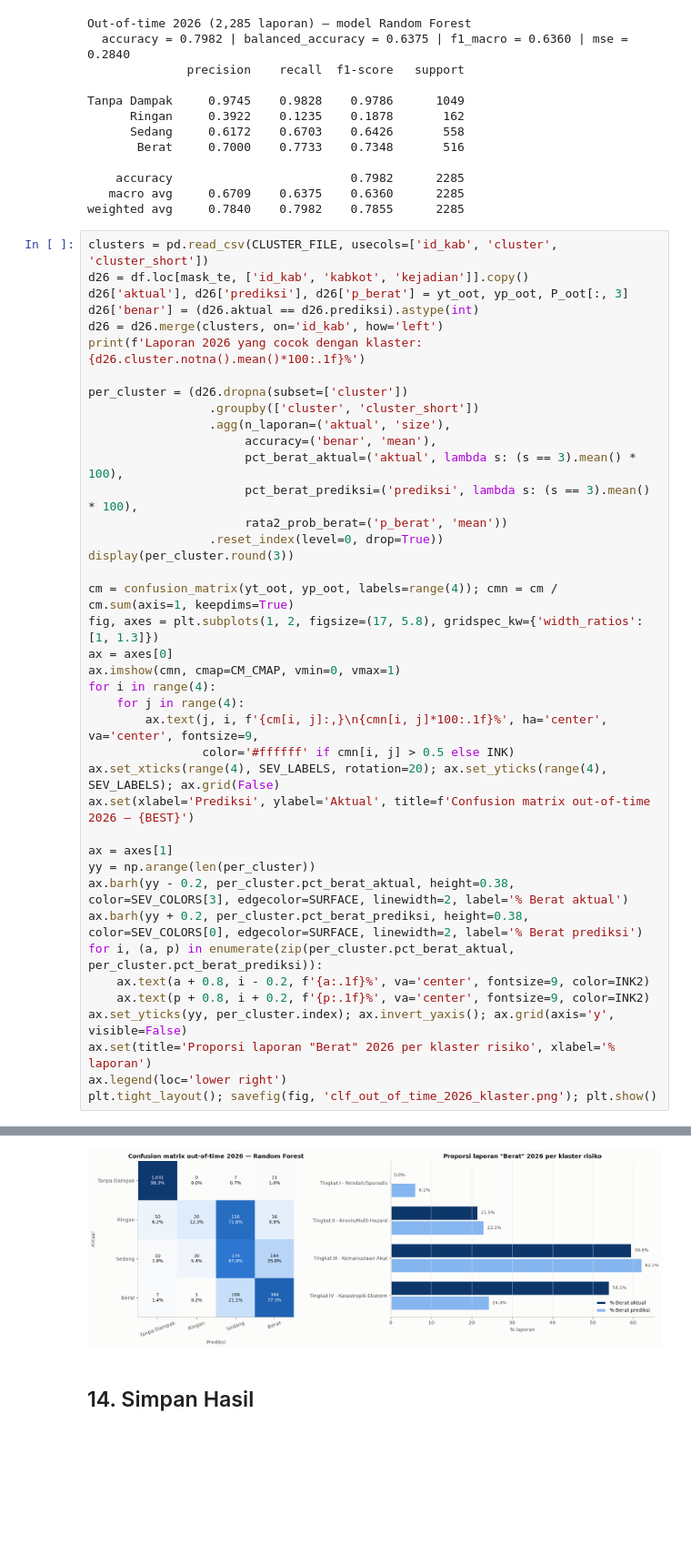
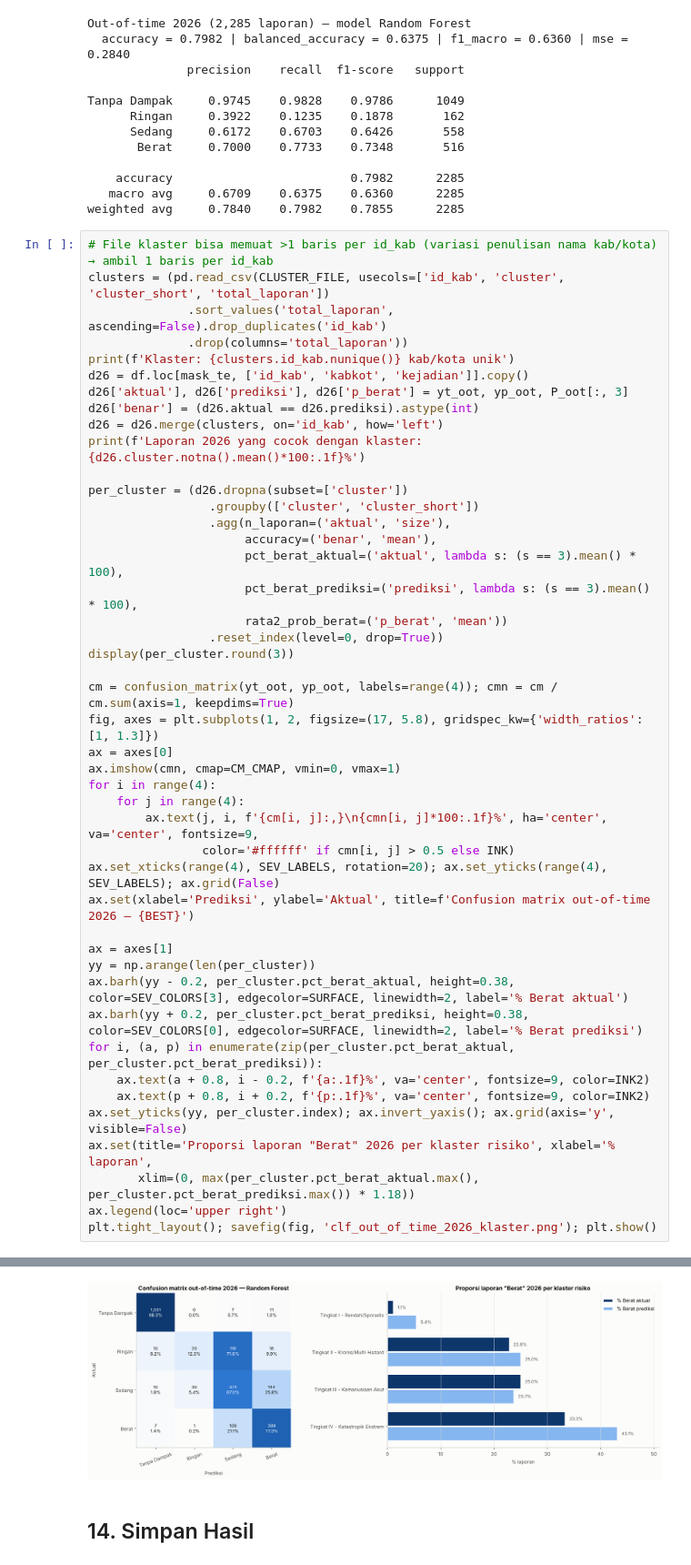
Before and after one commit to alkayyiss-ds/DisasterWatch, a Jupyter notebook: notebook/modelling_classification.ipynb, the cells around one changed output, grey strips where cells are left out. Shown at 91% size. Cells and saved outputs as stored; diff of their text form; blank space fills up the shorter version.

Commit message:
Prediksi Dampak: model Random Forest versi JavaScript + perbaikan notebook klasifikasi

```diff
--- a/notebook/modelling_classification.ipynb
+++ b/notebook/modelling_classification.ipynb
@@ -1036,7 +1020,11 @@ Tanpa Dampak     0.9745    0.9828    0.9786      1049
    macro avg     0.6709    0.6375    0.6360      2285
 weighted avg     0.7840    0.7982    0.7855      2285
 # %%
-clusters = pd.read_csv(CLUSTER_FILE, usecols=['id_kab', 'cluster', 'cluster_short'])
+# File klaster bisa memuat >1 baris per id_kab (variasi penulisan nama kab/kota) → ambil 1 baris per id_kab
+clusters = (pd.read_csv(CLUSTER_FILE, usecols=['id_kab', 'cluster', 'cluster_short', 'total_laporan'])
+              .sort_values('total_laporan', ascending=False).drop_duplicates('id_kab')
+              .drop(columns='total_laporan'))
+print(f'Klaster: {clusters.id_kab.nunique()} kab/kota unik')
 d26 = df.loc[mask_te, ['id_kab', 'kabkot', 'kejadian']].copy()
 d26['aktual'], d26['prediksi'], d26['p_berat'] = yt_oot, yp_oot, P_oot[:, 3]
 d26['benar'] = (d26.aktual == d26.prediksi).astype(int)
@@ -1072,7 +1060,8 @@ for i, (a, p) in enumerate(zip(per_cluster.pct_berat_aktual, per_cluster.pct_ber
     ax.text(a + 0.8, i - 0.2, f'{a:.1f}%', va='center', fontsize=9, color=INK2)
     ax.text(p + 0.8, i + 0.2, f'{p:.1f}%', va='center', fontsize=9, color=INK2)
 ax.set_yticks(yy, per_cluster.index); ax.invert_yaxis(); ax.grid(axis='y', visible=False)
-ax.set(title='Proporsi laporan "Berat" 2026 per klaster risiko', xlabel='% laporan')
-ax.legend(loc='lower right')
+ax.set(title='Proporsi laporan "Berat" 2026 per klaster risiko', xlabel='% laporan',
+       xlim=(0, max(per_cluster.pct_berat_aktual.max(), per_cluster.pct_berat_prediksi.max()) * 1.18))
+ax.legend(loc='upper right')
 plt.tight_layout(); savefig(fig, 'clf_out_of_time_2026_klaster.png'); plt.show()
 # %% [output]
@@ -1086,4 +1076,4 @@ Laporan 2026 yang cocok dengan klaster: 100.0%
-[figure, old version]
+[figure, new version]
 # %% [markdown]
 ## 14. Simpan Hasil
 # %%
```
Also changed, not shown: parts of 22 cells of this notebook, 38 other files.
